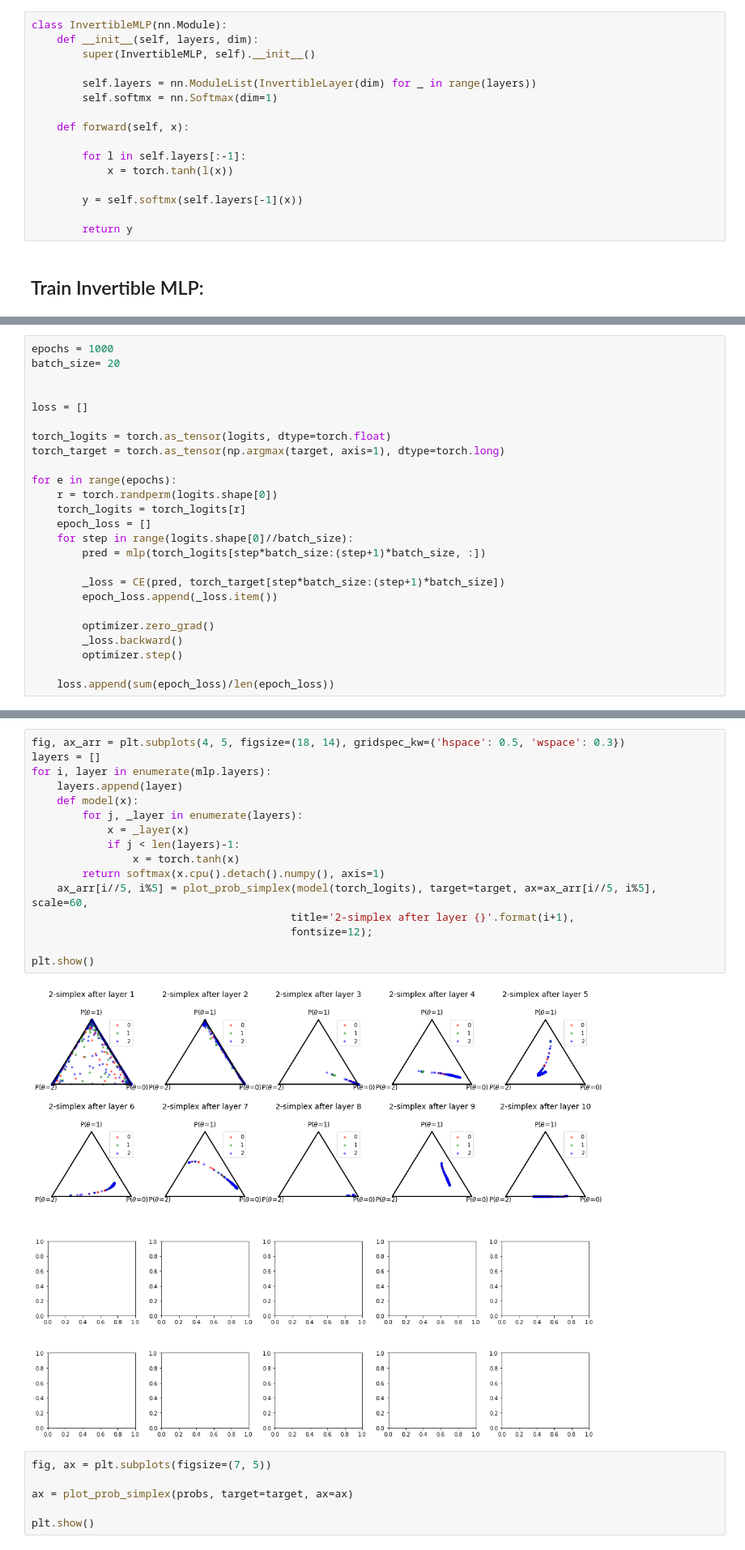
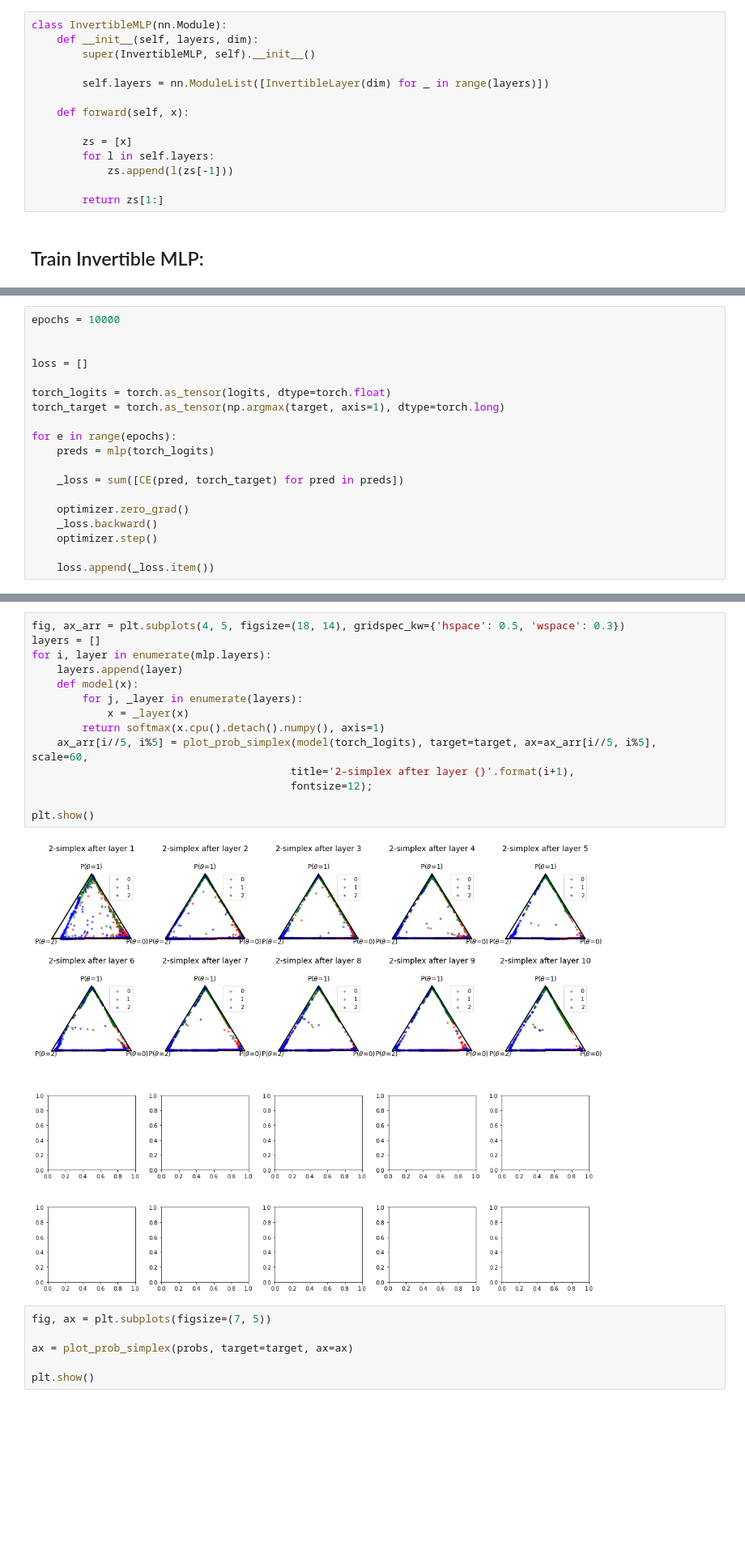
Before and after one commit to SergioAlvarezB/calibration-normalizing-flows, a Jupyter notebook: notebooks/cifar3-perfect-discrimination.ipynb, the cells around one changed output, grey strips where cells are left out. Shown at 81% size. Cells and saved outputs as stored; diff of their text form; blank space fills up the shorter version.

```diff
--- a/notebooks/cifar3-perfect-discrimination.ipynb
+++ b/notebooks/cifar3-perfect-discrimination.ipynb
@@ -77,17 +80,15 @@ class InvertibleMLP(nn.Module):
     def __init__(self, layers, dim):
         super(InvertibleMLP, self).__init__()
 
-        self.layers = nn.ModuleList(InvertibleLayer(dim) for _ in range(layers))
-        self.softmx = nn.Softmax(dim=1)
+        self.layers = nn.ModuleList([InvertibleLayer(dim) for _ in range(layers)])
 
     def forward(self, x):
 
-        for l in self.layers[:-1]:
-            x = torch.tanh(l(x))
+        zs = [x]
+        for l in self.layers:
+            zs.append(l(zs[-1]))
 
-        y = self.softmx(self.layers[-1](x))
-
-        return y
+        return zs[1:]
 # %% [markdown]
 ## Train Invertible MLP:
 # %%
@@ -98,6 +99,5 @@ optimizer = torch.optim.SGD(mlp.parameters(), lr=0.00001)
 # %%
-epochs = 1000
-batch_size= 20
+epochs = 10000
 
 
 loss = []
@@ -106,20 +106,15 @@ torch_logits = torch.as_tensor(logits, dtype=torch.float)
 torch_target = torch.as_tensor(np.argmax(target, axis=1), dtype=torch.long)
 
 for e in range(epochs):
-    r = torch.randperm(logits.shape[0])
-    torch_logits = torch_logits[r]
-    epoch_loss = []
-    for step in range(logits.shape[0]//batch_size):
-        pred = mlp(torch_logits[step*batch_size:(step+1)*batch_size, :])
+    preds = mlp(torch_logits)
 
-        _loss = CE(pred, torch_target[step*batch_size:(step+1)*batch_size])
-        epoch_loss.append(_loss.item())
+    _loss = sum([CE(pred, torch_target) for pred in preds])
 
-        optimizer.zero_grad()
-        _loss.backward()
-        optimizer.step()
+    optimizer.zero_grad()
+    _loss.backward()
+    optimizer.step()
 
-    loss.append(sum(epoch_loss)/len(epoch_loss))
+    loss.append(_loss.item())
 # %%
 # Plot training NLL
 fig, ax = plt.subplots(figsize=(7, 5))
@@ -135,21 +130,19 @@ plt.show()
 # %%
 fig, ax_arr = plt.subplots(4, 5, figsize=(18, 14), gridspec_kw={'hspace': 0.5, 'wspace': 0.3})
 layers = []
 for i, layer in enumerate(mlp.layers):
     layers.append(layer)
     def model(x):
         for j, _layer in enumerate(layers):
             x = _layer(x)
-            if j < len(layers)-1:
-                x = torch.tanh(x)
         return softmax(x.cpu().detach().numpy(), axis=1)
     ax_arr[i//5, i%5] = plot_prob_simplex(model(torch_logits), target=target, ax=ax_arr[i//5, i%5], scale=60,
                                          title='2-simplex after layer {}'.format(i+1),
                                          fontsize=12);
 
 plt.show()
 # %% [output]
-[figure, old version]
+[figure, new version]
 # %%
 fig, ax = plt.subplots(figsize=(7, 5))
 
```
Also changed, not shown: parts of 8 cells of this notebook, 4 other files.
